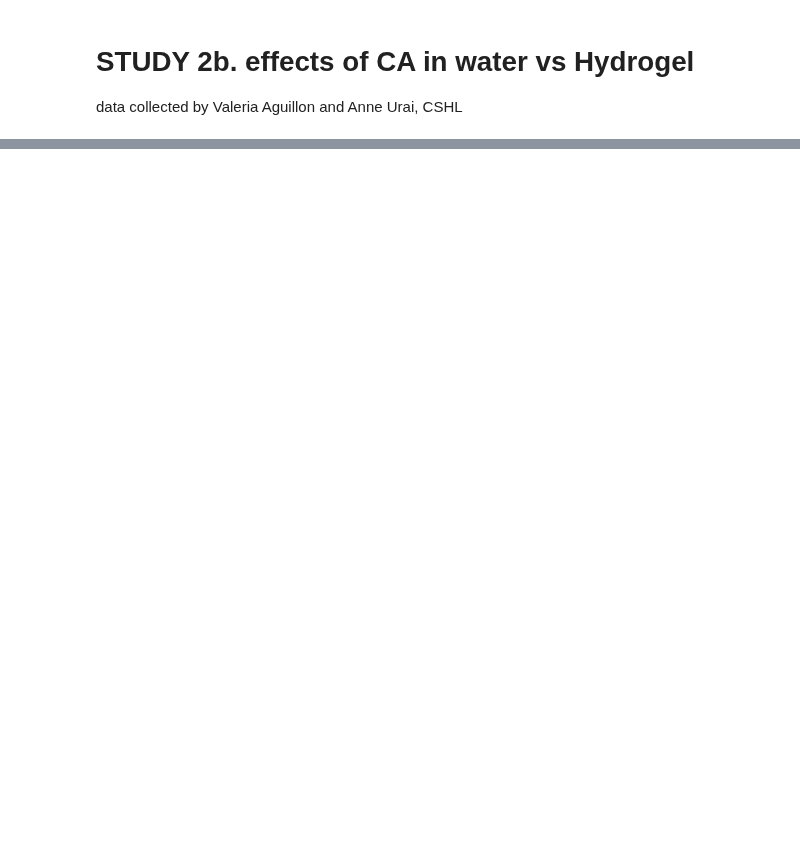
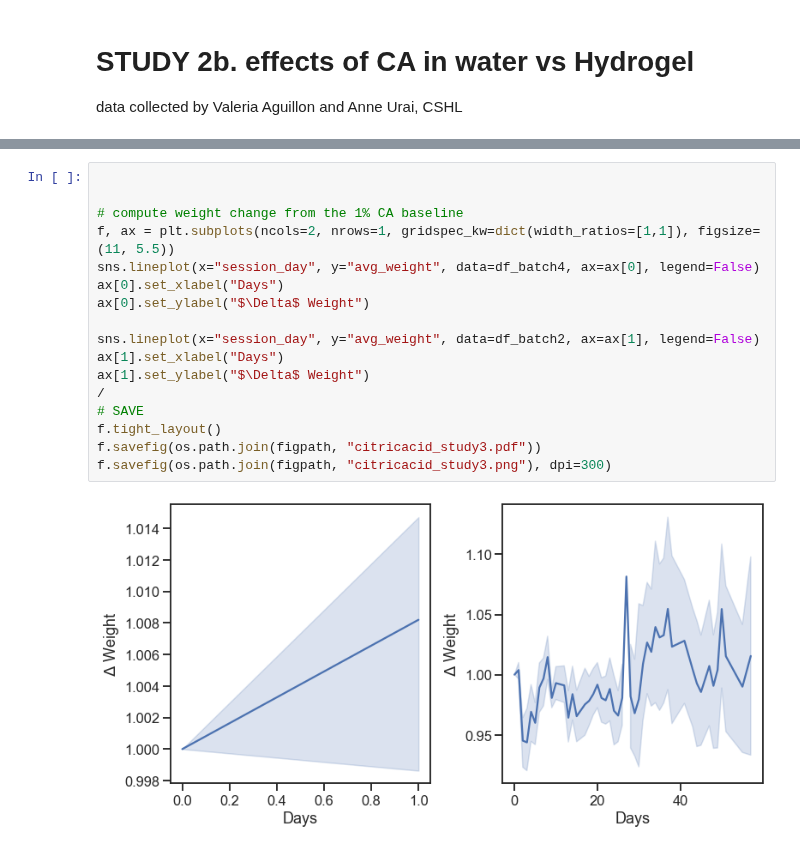
Before and after one commit to int-brain-lab/analysis, a Jupyter notebook: citricacid/citricacid_sfn_2019.ipynb, the cells around one changed output, grey strips where cells are left out. Drawn from its saved outputs; the diff is of its cells as text; blank space fills up the shorter version.

```diff
--- a/citricacid/citricacid_sfn_2019.ipynb
+++ b/citricacid/citricacid_sfn_2019.ipynb
@@ -392,0 +423,19 @@ Name: session_start_time, dtype: object
+# %%
+
+
+# compute weight change from the 1% CA baseline
+f, ax = plt.subplots(ncols=2, nrows=1, gridspec_kw=dict(width_ratios=[1,1]), figsize=(11, 5.5))
+sns.lineplot(x="session_day", y="avg_weight", data=df_batch4, ax=ax[0], legend=False)
+ax[0].set_xlabel("Days")
+ax[0].set_ylabel("$\Delta$ Weight")
+
+sns.lineplot(x="session_day", y="avg_weight", data=df_batch2, ax=ax[1], legend=False)
+ax[1].set_xlabel("Days")
+ax[1].set_ylabel("$\Delta$ Weight")
+/
+# SAVE
+f.tight_layout()
+f.savefig(os.path.join(figpath, "citricacid_study3.pdf"))
+f.savefig(os.path.join(figpath, "citricacid_study3.png"), dpi=300)
+# %% [output]
+[figure, added]
```
Also changed, not shown: parts of 8 cells of this notebook.
